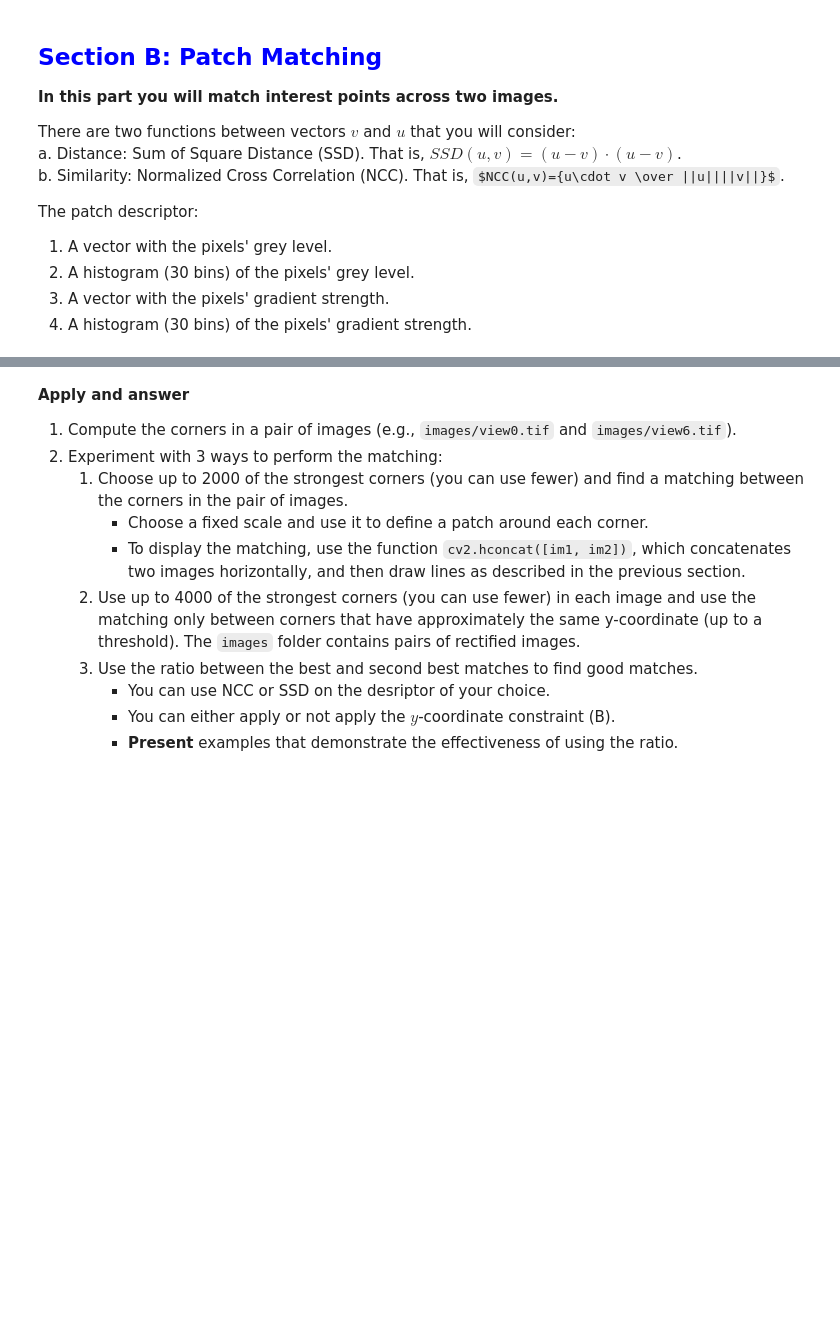
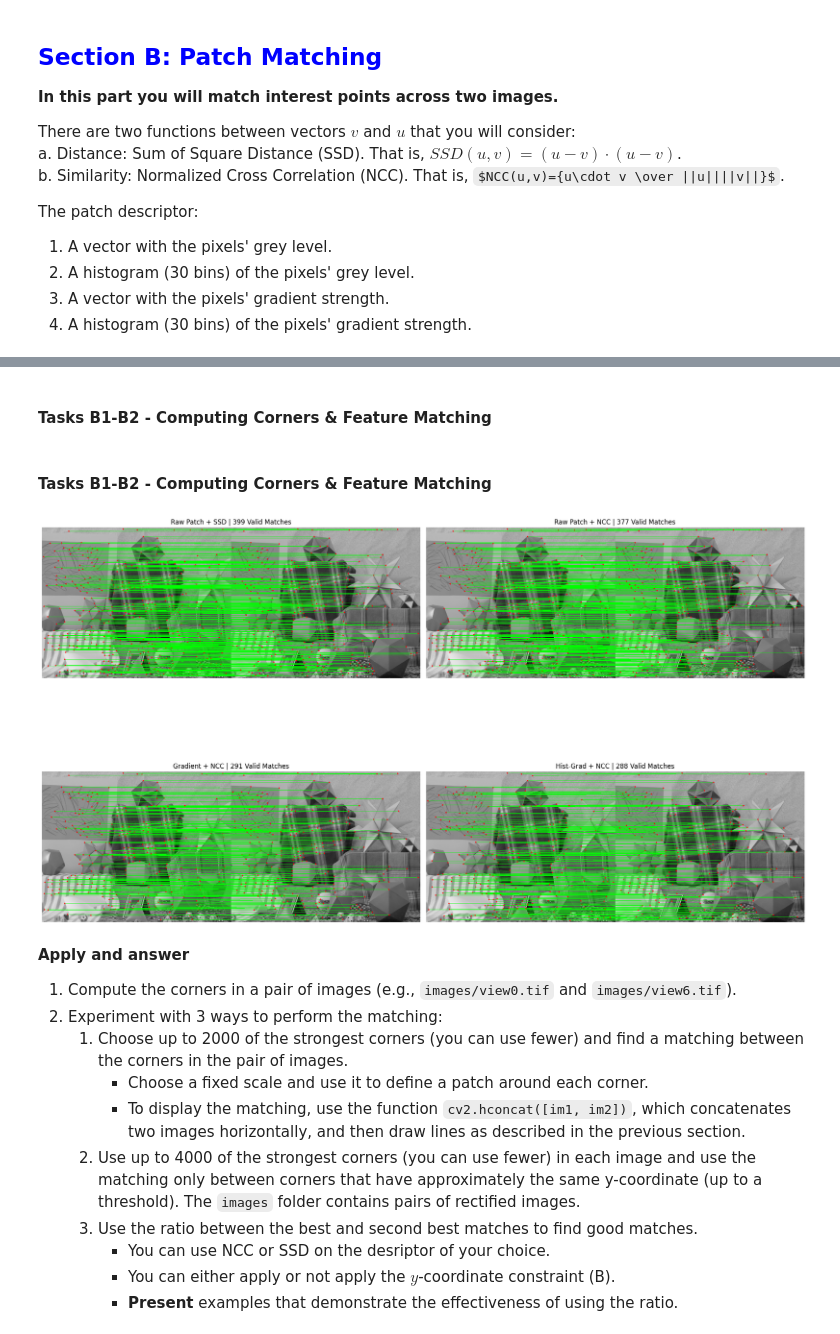
Before and after one commit to shaytanne/runi-cv-hw, a Jupyter notebook: hw2/hw2_ID_ID.ipynb, the cells around one changed output, grey strips where cells are left out. Cells and saved outputs as stored; diff of their text form; code cells hidden in the pictures; some formulas as TeX source; blank space fills up the shorter version.

Commit message:
section B - B1-B2 metching logic comparison - B3 similarity metric & descriptor comparisons

```diff
--- a/hw2/hw2_ID_ID.ipynb
+++ b/hw2/hw2_ID_ID.ipynb
@@ -416,8 +416,8 @@ test_images = [
     {"path": "images/Crosswalk.jpg", "t1": 250, "t2": 500, "vote_threshold": 150, "nms": 15},
 ]
 
-# test configurations
-test_resolutions = [
+# configs
+resolution_tests = [
     {"r": 1, "ang": 1, "title": "BASELINE (r=1, ang=1)"},
     {"r": 15, "ang": 1, "title": "COARSE R (r=15, ang=1)"},
     {"r": 1, "ang": 15, "title": "COARSE THETA (r=1, ang=15)"}
@@ -441,7 +441,7 @@ for img_dict in test_images:
     fig, axes = plt.subplots(2, 3, figsize=(16, 7))
     fig.suptitle(f"Resolution Test: {img_path.name}", fontsize=16, fontweight='bold', y=0.98)
 
-    for i, res_dict in enumerate(test_resolutions):
+    for idx1, res_dict in enumerate(resolution_tests):
         res_r = res_dict["r"]
         res_ang = res_dict["ang"]
         config_name = res_dict["title"]
@@ -465,13 +465,13 @@ for img_dict in test_images:
         annotated_img = display_lines(im=img, lines=lines)
 
         # top row: H matrix
-        ax_h = axes[0, i]
+        ax_h = axes[0, idx1]
         ax_h.imshow(H, cmap='hot', aspect='auto')
         ax_h.set_title(f"{config_name} | Line Count: {len(lines)}", fontsize=12)
         ax_h.set_xlabel("Theta Bins"); ax_h.set_ylabel("r Bins")
 
         # bottom row: final image
-        ax_img = axes[1, i]
+        ax_img = axes[1, idx1]
         ax_img.imshow(annotated_img)
         ax_img.axis('off')
 
@@ -617,7 +617,7 @@ def SSD(U: np.ndarray, V: np.ndarray) -> np.ndarray:
     UV = U @ V                                 # uv , shape [N1,N2]
 
     ssd = U_sqr + V_sqr - 2 * UV   # (u-v)^2 = u^2 + v^2 - 2uv
-    return np.clip(ssd, a_min=0)       # avoid negative distances
+    return np.clip(ssd, a_min=0, a_max=None)       # avoid negative distances
 
 
 # Input: two MATRICES (vecorized version) - sets of patch descriptors
@@ -815,0 +841,2 @@ array([[100, 130, 164],
+# %% [markdown]
+#### Tasks B1-B2 - Computing Corners & Feature Matching
@@ -815,0 +959,49 @@ array([[100, 130, 164],
+# %% [markdown]
+#### Tasks B1-B2 - Computing Corners & Feature Matching
+# %%
+""" ------------- B3 Experiments ------------- """
+
+def run_exploration(img1, img2, patch_size=11):
+    # configs
+    configs = [
+        {'name': 'Raw Patch + SSD', 'func': patch_from_im, 'metric': 'SSD'},
+        {'name': 'Raw Patch + NCC', 'func': patch_from_im, 'metric': 'NCC'},
+        {'name': 'Gradient + NCC',  'func': gradient,      'metric': 'NCC'},
+        {'name': 'Hist-Grad + NCC', 'func': hist_gradient, 'metric': 'NCC'}
+    ]
+
+    results = []
+    for cfg in configs:
+        # extract descriptors + coords
+        d1, c1 = get_corner_descriptors_and_coords(img=img1, size=patch_size, max_corners=1000, descriptor_func=cfg['func'])
+        d2, c2 = get_corner_descriptors_and_coords(img=img2, size=patch_size, max_corners=1000, descriptor_func=cfg['func'])
+
+        # match w/ y-constraint & ratio condition
+        matches = find_matches(
+            m1=d1,
+            m2=d2,
+            coords1=c1,
+            coords2=c2,
+            feature_comparison_func=cfg['metric'],
+            y_threshold=2.0,
+            ratio_threshold=0.8
+        )
+        overlay = draw_matches(img1, img2, c1, c2, matches)
+        results.append({'name': cfg['name'], 'overlay': overlay, 'count': len(matches)})
+
+    return results
+
+exploration_results = run_exploration(img1=view0, img2=view6)
+
+# sisplay results
+fig, axes = plt.subplots(2, 2, figsize=(20, 15))
+for i, result_dict in enumerate(exploration_results):
+    ax = axes[i//2, i%2]
+    ax.imshow(result_dict['overlay'])
+    ax.set_title(f"{result_dict['name']} | {result_dict['count']} Valid Matches")
+    ax.axis('off')
+
+plt.tight_layout()
+plt.show()
+# %% [output]
+[figure, added]
```
Also changed, not shown: parts of 5 cells of this notebook.
